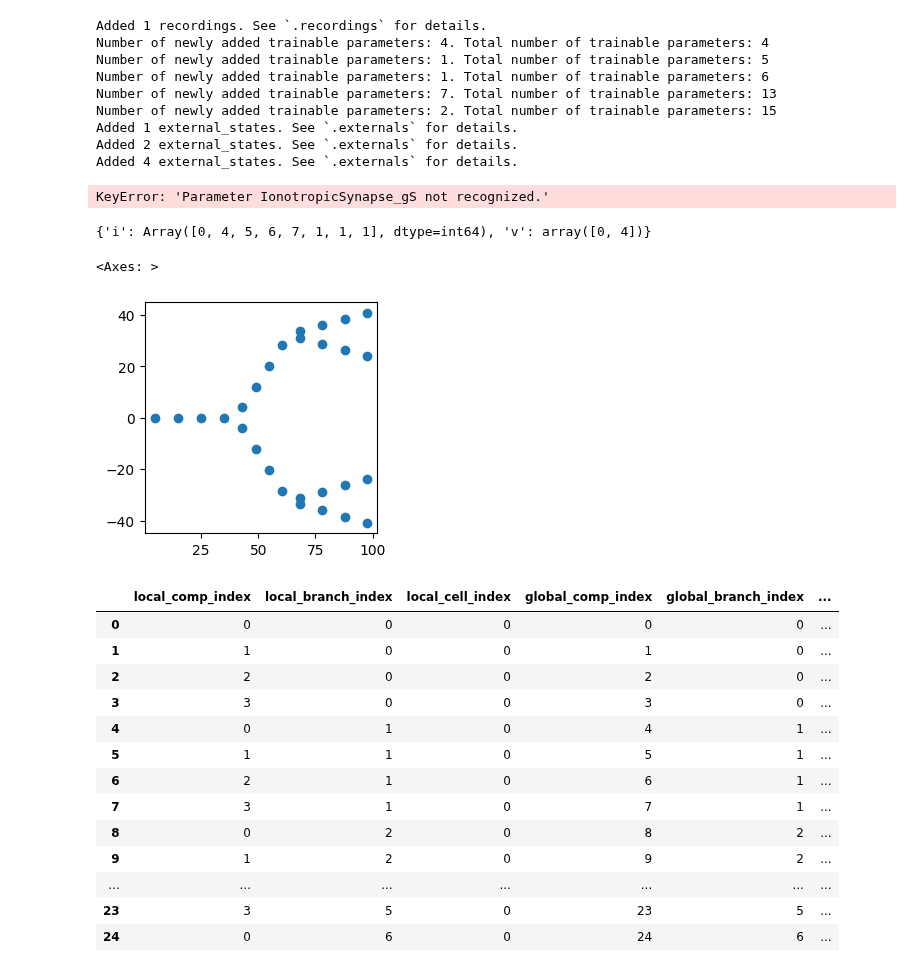
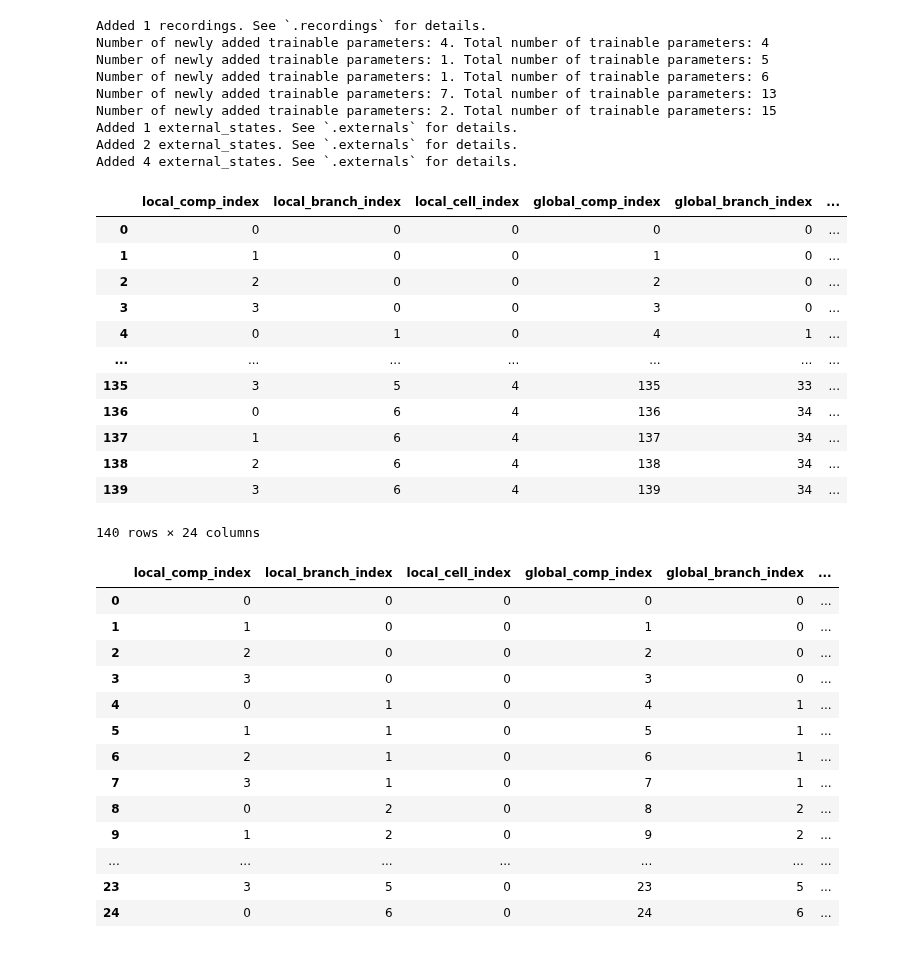
Before and after one commit to jaxleyverse/jaxley, a Jupyter notebook: tutorials/new_view.ipynb, the cells around one changed output. Drawn from its saved outputs; the diff is of its cells as text; code cells hidden in the pictures.

```diff
--- a/tutorials/new_view.ipynb
+++ b/tutorials/new_view.ipynb
@@ -522,10 +583,9 @@ net.cell(0).branch(1).comp("all").stimulate(np.ones((1, 10)))
 connect(net.cell(0).branch(0).comp(0), net.cell(1).branch(1).comp(0), IonotropicSynapse())
 connect(net.cell(0).branch(0).comp(0), net.cell(0).branch(1).comp(0), TestSynapse())
 cell.compute_xyz()
-cell._update_nodes_with_xyz()
 net.compute_xyz()
-net._update_nodes_with_xyz()
 net = DummyModule(net)
+net._update_nodes_with_xyz();
 # %% [output]
 Added 1 recordings. See `.recordings` for details.
 Number of newly added trainable parameters: 4. Total number of trainable parameters: 4
@@ -536,4 +596,3 @@ Number of newly added trainable parameters: 2. Total number of trainable paramet
 Added 1 external_states. See `.externals` for details.
 Added 2 external_states. See `.externals` for details.
 Added 4 external_states. See `.externals` for details.
-KeyError: 'Parameter IonotropicSynapse_gS not recognized.'
@@ -542,13 +599,19 @@ from jaxley.channels import Leak
-# %%
-net.cell(0).branch(0).comp(1).stimulate(np.zeros((1, 10)))
-net.external_inds
-# %% [output]
-{'i': Array([0, 4, 5, 6, 7, 1, 1, 1], dtype=int64), 'v': array([0, 4])}
-# %%
-net.cell(0).vis(level="comp")
-# %% [output]
-<Axes: >
-[figure, removed]
+# %%
+net.nodes
+# %% [output]
+|  | local_comp_index | local_branch_index | local_cell_index | global_comp_index | global_branch_index | ... |
+| 0 | 0 | 0 | 0 | 0 | 0 | ... |
+| 1 | 1 | 0 | 0 | 1 | 0 | ... |
+| 2 | 2 | 0 | 0 | 2 | 0 | ... |
+| 3 | 3 | 0 | 0 | 3 | 0 | ... |
+| 4 | 0 | 1 | 0 | 4 | 1 | ... |
+| ... | ... | ... | ... | ... | ... | ... |
+| 135 | 3 | 5 | 4 | 135 | 33 | ... |
+| 136 | 0 | 6 | 4 | 136 | 34 | ... |
+| 137 | 1 | 6 | 4 | 137 | 34 | ... |
+| 138 | 2 | 6 | 4 | 138 | 34 | ... |
+| 139 | 3 | 6 | 4 | 139 | 34 | ... |
+140 rows × 24 columns
 # %%
 # Before: View would take a module and wrap its methods if needed. This meant:
 # 1. All methods meant to be accessed both in view and module had to be hidden
```
Also changed, not shown: parts of 3 cells of this notebook.
